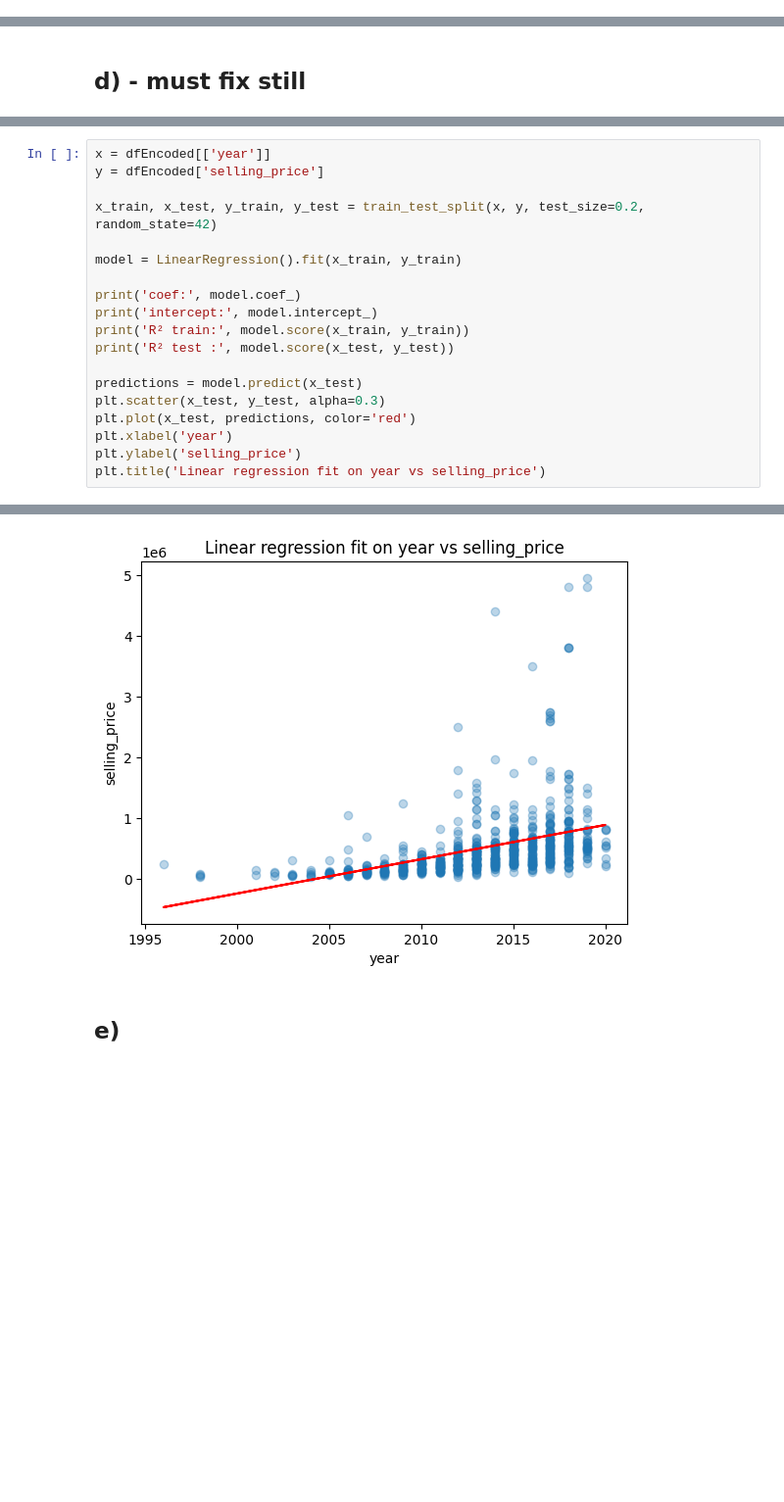
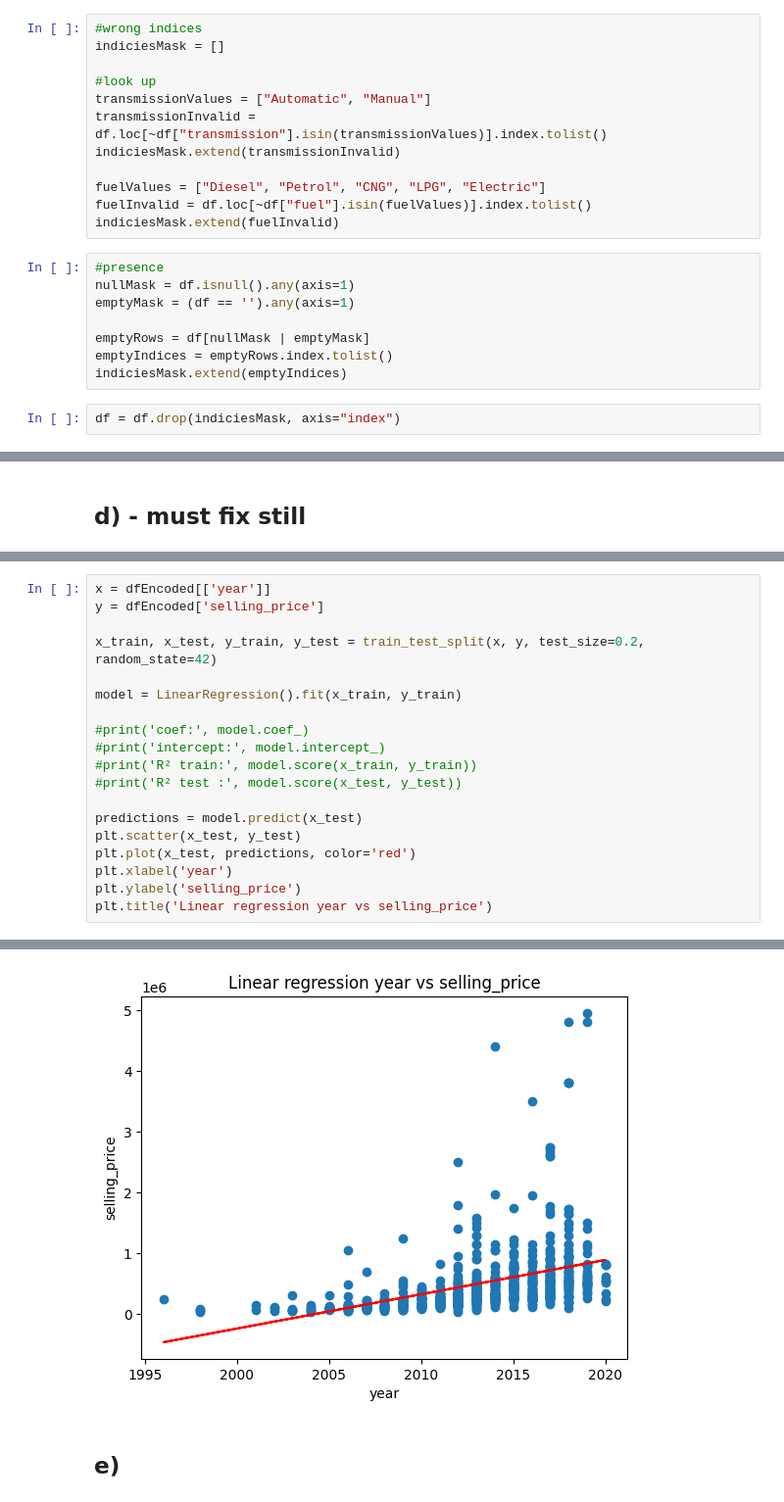
Before and after one commit to jvdlopes/CSI4142_A3, a Jupyter notebook: d1.ipynb, the cells around one changed output, grey strips where cells are left out. Shown at 98% size. Saved outputs shown, nothing was run; the diff lists cells and outputs as text; blank space fills up the shorter version.

```diff
--- a/d1.ipynb
+++ b/d1.ipynb
@@ -40,6 +40,28 @@ key features:
 ## Code
 # %% [markdown]
 ## a)
+# %%
+#wrong indices
+indiciesMask = []
+
+#look up
+transmissionValues = ["Automatic", "Manual"]
+transmissionInvalid = df.loc[~df["transmission"].isin(transmissionValues)].index.tolist()
+indiciesMask.extend(transmissionInvalid)
+
+fuelValues = ["Diesel", "Petrol", "CNG", "LPG", "Electric"]
+fuelInvalid = df.loc[~df["fuel"].isin(fuelValues)].index.tolist()
+indiciesMask.extend(fuelInvalid)
+# %%
+#presence
+nullMask = df.isnull().any(axis=1)
+emptyMask = (df == '').any(axis=1)
+
+emptyRows = df[nullMask | emptyMask]
+emptyIndices = emptyRows.index.tolist()
+indiciesMask.extend(emptyIndices)
+# %%
+df = df.drop(indiciesMask, axis="index")
 # %% [markdown]
 ## b)
 # %%
@@ -139,17 +157,17 @@ x_train, x_test, y_train, y_test = train_test_split(x, y, test_size=0.2, random_
 
 model = LinearRegression().fit(x_train, y_train)
 
-print('coef:', model.coef_)
-print('intercept:', model.intercept_)
-print('R² train:', model.score(x_train, y_train))
-print('R² test :', model.score(x_test, y_test))
+#print('coef:', model.coef_)
+#print('intercept:', model.intercept_)
+#print('R² train:', model.score(x_train, y_train))
+#print('R² test :', model.score(x_test, y_test))
 
 predictions = model.predict(x_test)
-plt.scatter(x_test, y_test, alpha=0.3)
+plt.scatter(x_test, y_test)
 plt.plot(x_test, predictions, color='red')
 plt.xlabel('year')
 plt.ylabel('selling_price')
-plt.title('Linear regression fit on year vs selling_price')
+plt.title('Linear regression year vs selling_price')
 # %% [output]
 coef: [56355.13376304]
 intercept: -112946013.87252672
@@ -159,4 +177,4 @@ Text(0.5, 1.0, 'Linear regression fit on year vs selling_price')
-[figure, old version]
+[figure, new version]
 # %% [markdown]
 ## e)
 # %%
```
Also changed, not shown: parts of 7 cells of this notebook.
